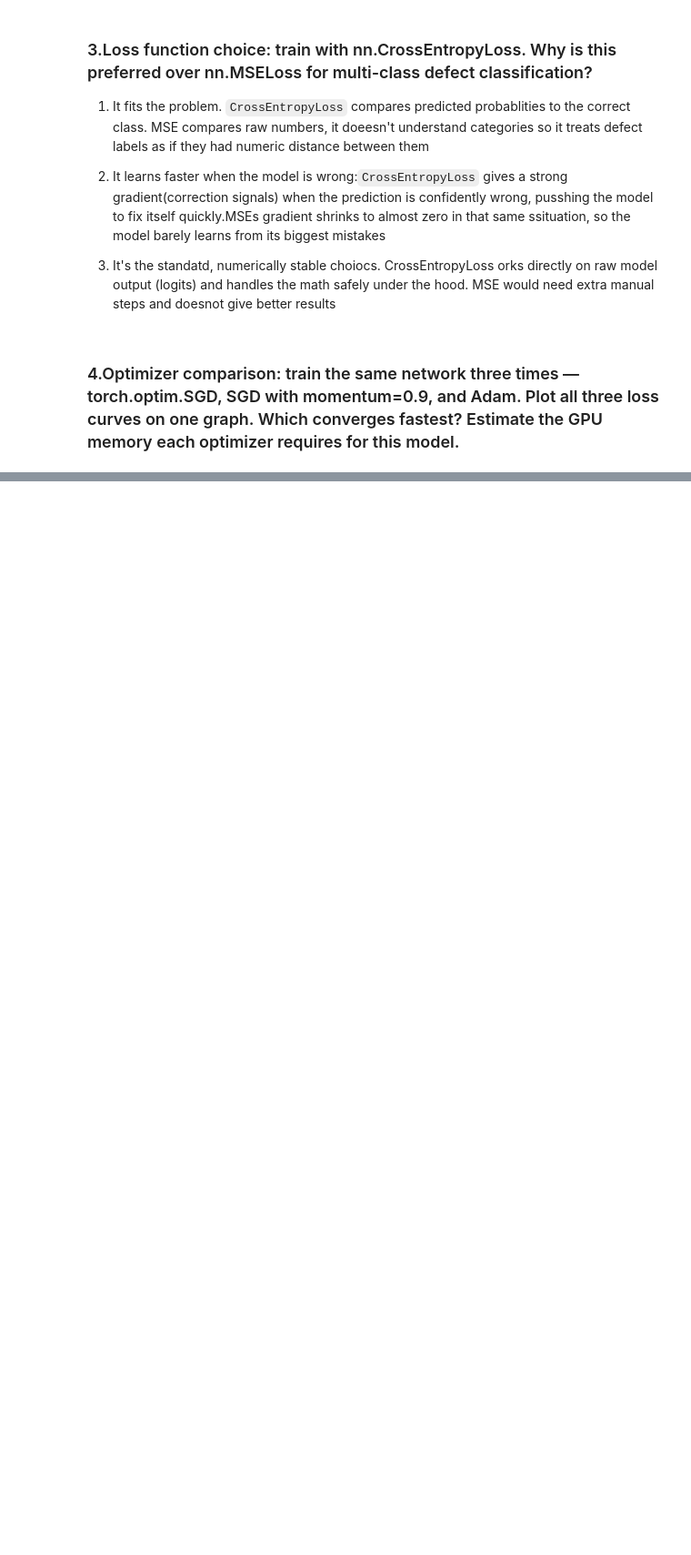
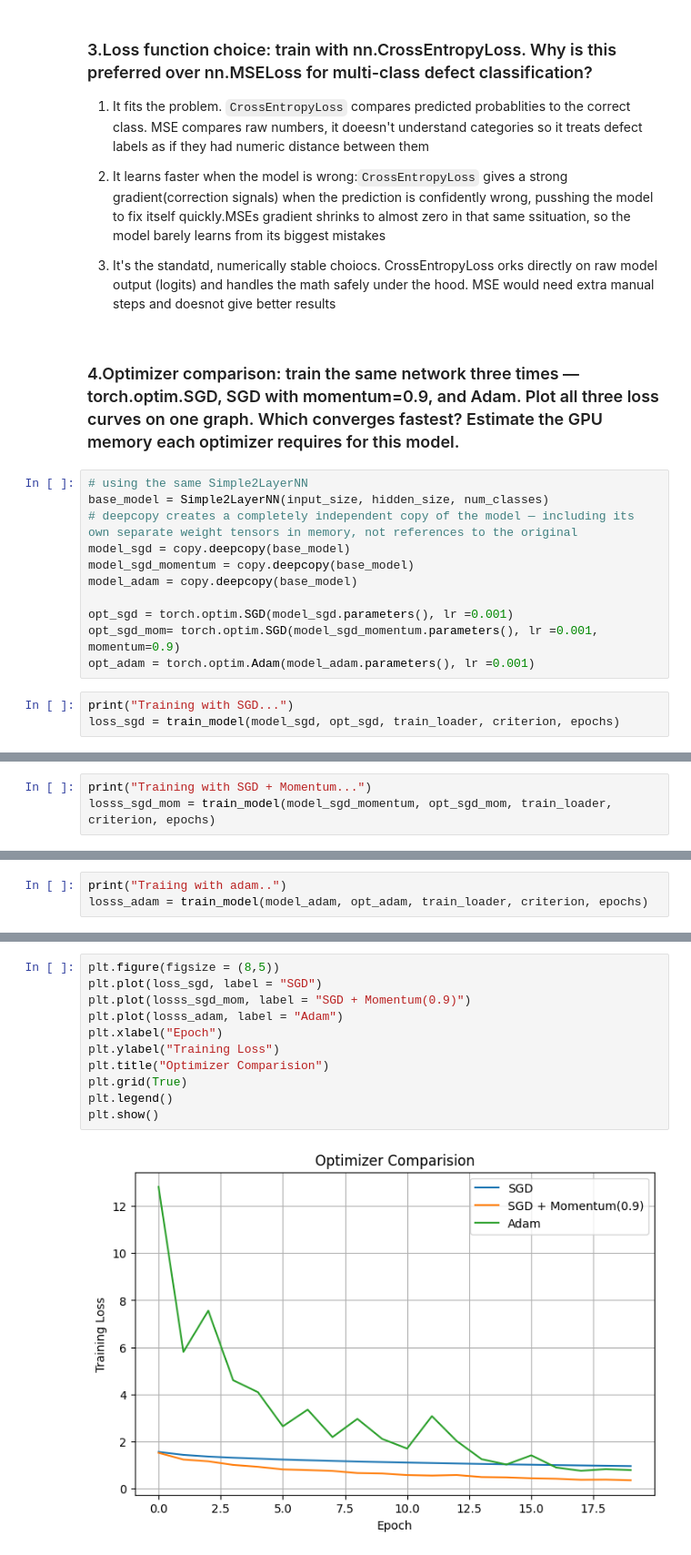
Before and after one commit to un1u3/ml-labs, a Jupyter notebook: fusemachines-2026/phase3/assignment1/NEU_Surface_Defect.ipynb, the cells around one changed output, grey strips where cells are left out. Shown at 91% size. Cells and saved outputs as stored; diff of their text form; blank space fills up the shorter version.

```diff
--- a/fusemachines-2026/phase3/assignment1/NEU_Surface_Defect.ipynb
+++ b/fusemachines-2026/phase3/assignment1/NEU_Surface_Defect.ipynb
@@ -220,3 +245,17 @@ whay did it happened
 3. It's the standatd, numerically stable choiocs. CrossEntropyLoss orks directly on raw model output (logits) and handles the math safely under the hood. MSE would need extra manual steps and doesnot give better results
 # %% [markdown]
 ### 4.Optimizer comparison: train the same network three times — torch.optim.SGD, SGD with momentum=0.9, and Adam. Plot all three loss curves on one graph. Which converges fastest? Estimate the GPU memory each optimizer requires for this model.
+# %%
+# using the same Simple2LayerNN
+base_model = Simple2LayerNN(input_size, hidden_size, num_classes)
+# deepcopy creates a completely independent copy of the model — including its own separate weight tensors in memory, not references to the original
+model_sgd = copy.deepcopy(base_model)
+model_sgd_momentum = copy.deepcopy(base_model)
+model_adam = copy.deepcopy(base_model)
+
+opt_sgd = torch.optim.SGD(model_sgd.parameters(), lr =0.001)
+opt_sgd_mom= torch.optim.SGD(model_sgd_momentum.parameters(), lr =0.001, momentum=0.9)
+opt_adam = torch.optim.Adam(model_adam.parameters(), lr =0.001)
+# %%
+print("Training with SGD...")
+loss_sgd = train_model(model_sgd, opt_sgd, train_loader, criterion, epochs)
@@ -222,0 +280,3 @@ whay did it happened
+# %%
+print("Training with SGD + Momentum...")
+losss_sgd_mom = train_model(model_sgd_momentum, opt_sgd_mom, train_loader, criterion, epochs)
@@ -222,0 +301,3 @@ whay did it happened
+# %%
+print("Traiing with adam..")
+losss_adam = train_model(model_adam, opt_adam, train_loader, criterion, epochs)
@@ -222,0 +322,13 @@ whay did it happened
+# %%
+plt.figure(figsize = (8,5))
+plt.plot(loss_sgd, label = "SGD")
+plt.plot(losss_sgd_mom, label = "SGD + Momentum(0.9)")
+plt.plot(losss_adam, label = "Adam")
+plt.xlabel("Epoch")
+plt.ylabel("Training Loss")
+plt.title("Optimizer Comparision")
+plt.grid(True)
+plt.legend()
+plt.show()
+# %% [output]
+[figure, added]
```
Also changed, not shown: parts of 14 cells of this notebook.
